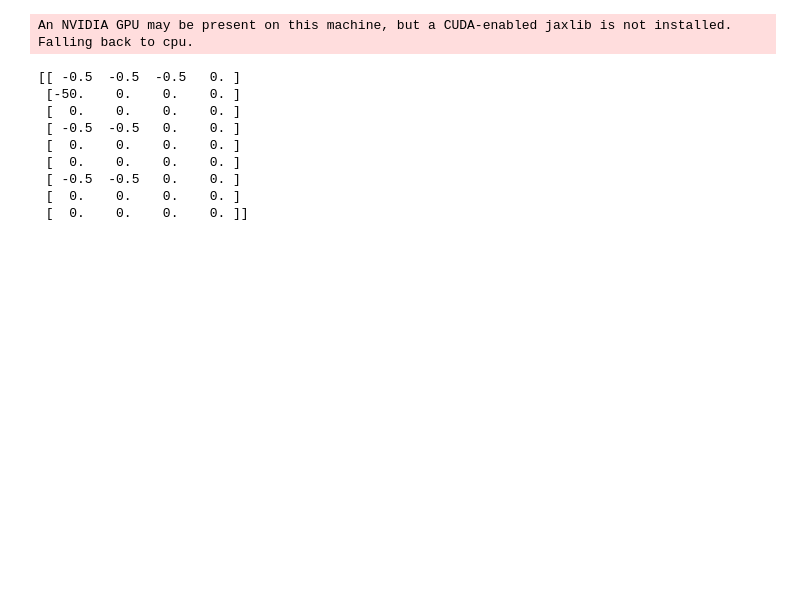
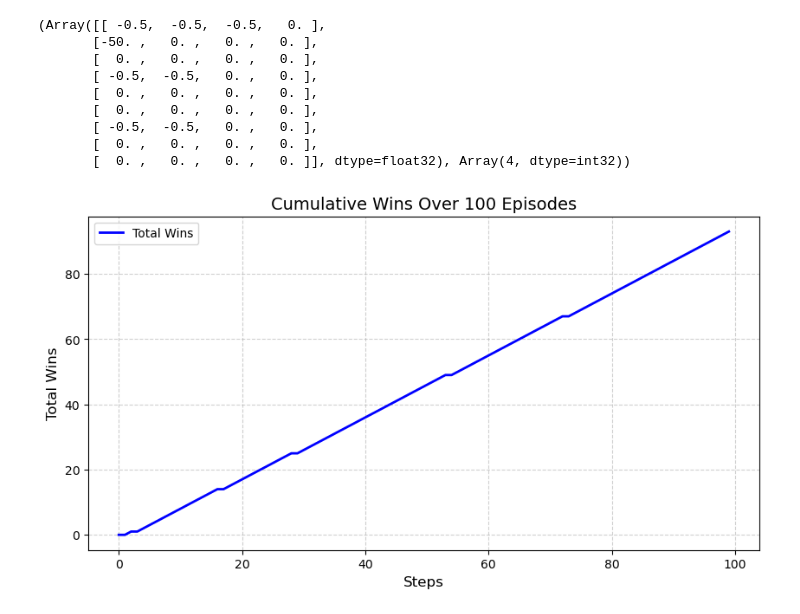
Before and after one commit to Bill-NeuroAI/RL-Bots, a Jupyter notebook: tabular-q/train.ipynb, the cells around one changed output. Drawn from its saved outputs; the diff is of its cells as text; code cells hidden in the pictures; blank space fills up the shorter version.

Commit message:
Multi-Episodal function created. Will look to scale environment up to a 15x15 environment and find better tracking metric

```diff
--- a/tabular-q/train.ipynb
+++ b/tabular-q/train.ipynb
@@ -6,16 +7,33 @@ import jax.numpy as jnp
 # %%
 
 def check(state_Q_key):
+
     return jnp.logical_not(jnp.logical_or(state_Q_key[0] == 8, state_Q_key[0] == 4))
 
 
 
-def training_loop_gridworld(key):
+
+
+
+master_key = jax.random.key(0)
+keys = jax.random.split(master_key, 100)
+
+#metric counters
+total_step_counts = 0
+
+#tabQ must remain between runs
+tabQ = jnp.zeros((9,4))
+
+
+#needed for functions
+epsilon = 0.1
+gamma = 0.9
+alpha = 0.5
+
+
+def single_episode_gridworld(tabQ,key):
+
     state = 0
-    epsilon = 0.1
-    gamma = 0.9
-    alpha = 0.5
-    tabQ = jnp.zeros((9,4))
     state_Q = (state, tabQ, key)
 
     def b_func(state_Q_key):
@@ -25,19 +43,40 @@ def training_loop_gridworld(key):
         tabQ = agent.agent_updater(state_Q_key[0], policy, reward, nstate, state_Q_key[1], gamma, alpha)
         return (nstate, tabQ, k2)
 
-    return jax.lax.while_loop(check,b_func, state_Q)
+    #runs a single episode. nstate = current state, tabQ is, Q estimates, k2 is split key
+    state_Q  = jax.lax.while_loop(check, b_func, state_Q)
 
-
-key = jax.random.key(0)
-print(training_loop_gridworld(key)[1])
+    #returns (nstate, tab)
+    return (state_Q[1], state_Q[0])
 # %% [output]
-An NVIDIA GPU may be present on this machine, but a CUDA-enabled jaxlib is not installed. Falling back to cpu.
+(Array([[ -0.5,  -0.5,  -0.5,   0. ],
+       [-50. ,   0. ,   0. ,   0. ],
+       [  0. ,   0. ,   0. ,   0. ],
+       [ -0.5,  -0.5,   0. ,   0. ],
+       [  0. ,   0. ,   0. ,   0. ],
+       [  0. ,   0. ,   0. ,   0. ],
+       [ -0.5,  -0.5,   0. ,   0. ],
+       [  0. ,   0. ,   0. ,   0. ],
+       [  0. ,   0. ,   0. ,   0. ]], dtype=float32), Array(4, dtype=int32))
-[[ -0.5  -0.5  -0.5   0. ]
- [-50.    0.    0.    0. ]
- [  0.    0.    0.    0. ]
- [ -0.5  -0.5   0.    0. ]
- [  0.    0.    0.    0. ]
- [  0.    0.    0.    0. ]
- [ -0.5  -0.5   0.    0. ]
- [  0.    0.    0.    0. ]
- [  0.    0.    0.    0. ]]
+# %%
+def multi_episode(tabQ, key):
+    tab, current_state= jax.lax.scan(single_episode_gridworld, tabQ, key)
+    return  tab, (current_state == 8)
+
+final_tab, win_loss = multi_episode(tabQ, keys)
+
+win_ints = win_loss.astype(jnp.int32)
+cumalitive_wins = jnp.cumsum(win_ints)
+
+plt.figure(figsize=(10,5))
+plt.plot(cumalitive_wins, label = 'Total Wins', color = 'b', linewidth = 2)
+
+plt.title('Cumulative Wins Over 100 Episodes', fontsize=14)
+plt.xlabel('Steps', fontsize=12)
+plt.ylabel('Total Wins', fontsize=12)
+plt.grid(True, linestyle='--', alpha=0.6)
+plt.legend()
+
+plt.show()
+# %% [output]
+[figure, added]
```
Also changed, not shown: parts of 1 cell of this notebook.
